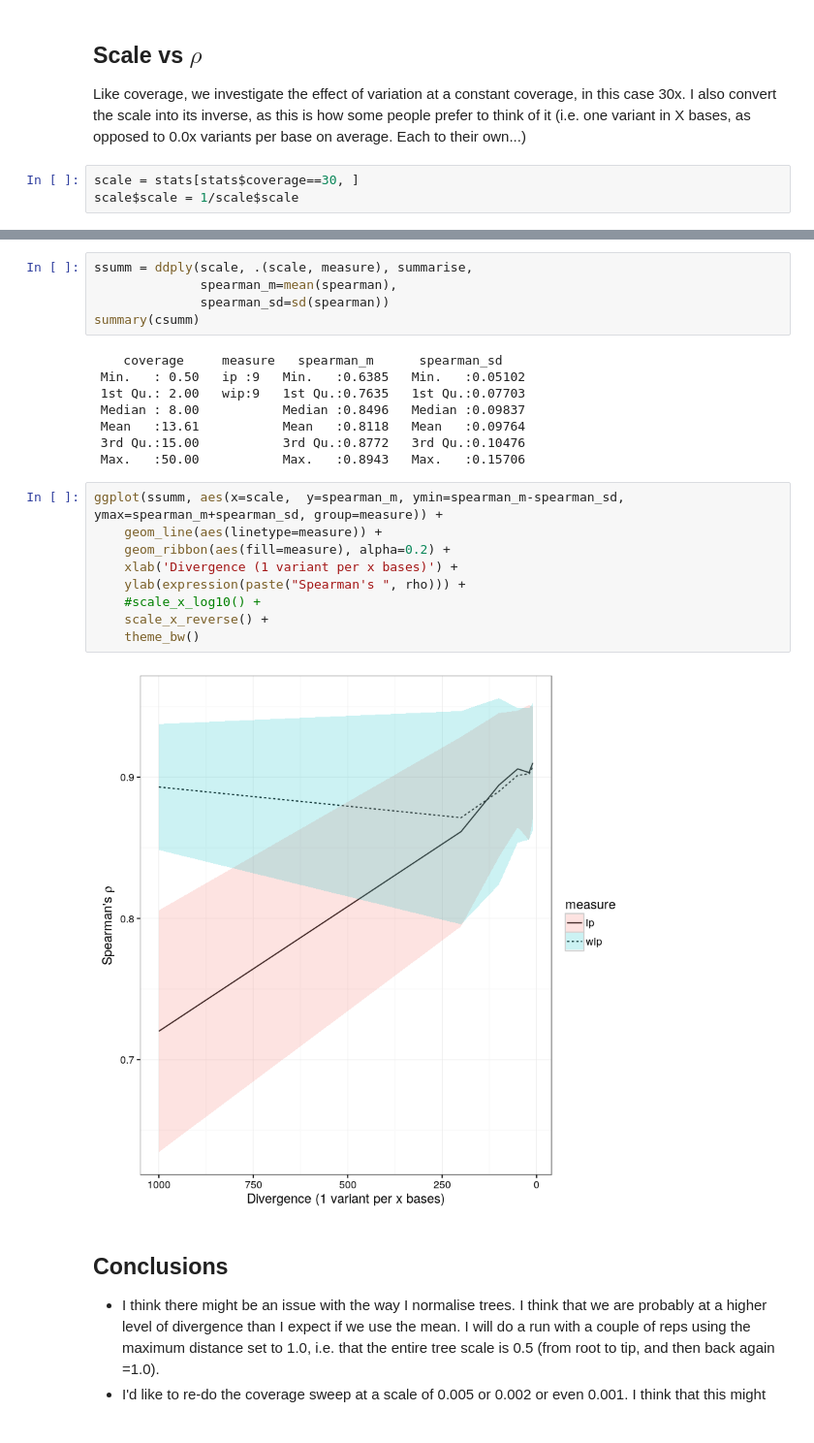
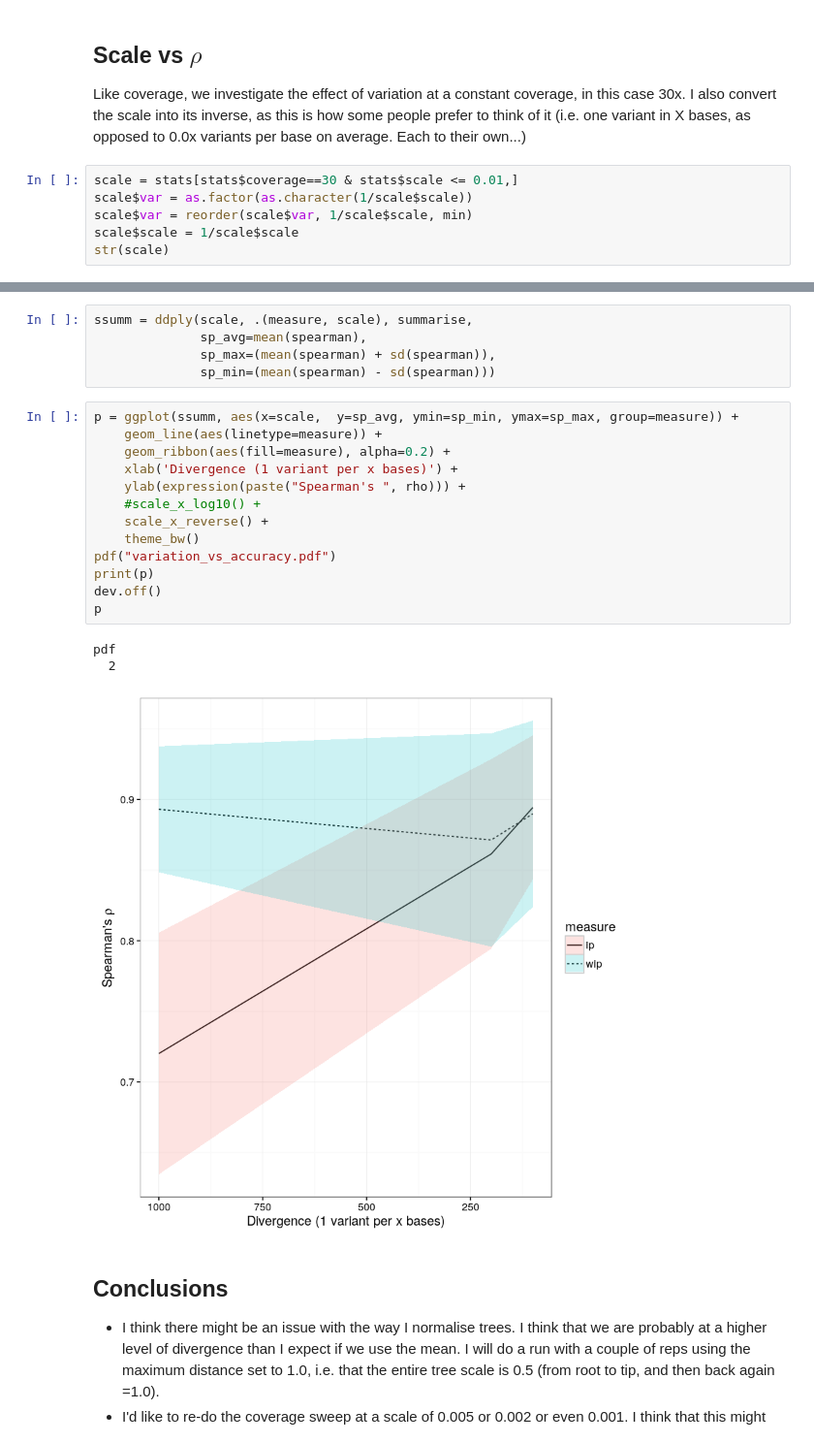
Before and after one commit to kdm9/kwip-experiments, a Jupyter notebook: writeups/coalescent/run_2016-03-18_large/coalescent_simulation_report.ipynb, the cells around one changed output, grey strips where cells are left out. Shown at 97% size. Saved outputs shown, nothing was run; the diff lists cells and outputs as text.

```diff
--- a/writeups/coalescent/run_2016-03-18_large/coalescent_simulation_report.ipynb
+++ b/writeups/coalescent/run_2016-03-18_large/coalescent_simulation_report.ipynb
@@ -117,5 +117,8 @@ Scale vs $\rho$
 
 Like coverage, we investigate the effect of variation at a constant coverage, in this case 30x. I also convert the scale into its inverse, as this is how some people prefer to think of it (i.e. one variant in X bases, as opposed to 0.0x variants per base on average. Each to their own...)
 # %%
-scale = stats[stats$coverage==30, ]
+scale = stats[stats$coverage==30 & stats$scale <= 0.01,]
+scale$var = as.factor(as.character(1/scale$scale))
+scale$var = reorder(scale$var, 1/scale$scale, min)
 scale$scale = 1/scale$scale
+str(scale)
@@ -122,27 +136,25 @@ scale$scale = 1/scale$scale
 # %%
-ssumm = ddply(scale, .(scale, measure), summarise,
-              spearman_m=mean(spearman),
-              spearman_sd=sd(spearman))
-summary(csumm)
+ssumm = ddply(scale, .(measure, scale), summarise,
+              sp_avg=mean(spearman),
+              sp_max=(mean(spearman) + sd(spearman)),
+              sp_min=(mean(spearman) - sd(spearman)))
-# %% [output]
-    coverage     measure   spearman_m      spearman_sd
- Min.   : 0.50   ip :9   Min.   :0.6385   Min.   :0.05102
- 1st Qu.: 2.00   wip:9   1st Qu.:0.7635   1st Qu.:0.07703
- Median : 8.00           Median :0.8496   Median :0.09837
- Mean   :13.61           Mean   :0.8118   Mean   :0.09764
- 3rd Qu.:15.00           3rd Qu.:0.8772   3rd Qu.:0.10476
- Max.   :50.00           Max.   :0.8943   Max.   :0.15706
 # %%
-ggplot(ssumm, aes(x=scale,  y=spearman_m, ymin=spearman_m-spearman_sd, ymax=spearman_m+spearman_sd, group=measure)) +
+p = ggplot(ssumm, aes(x=scale,  y=sp_avg, ymin=sp_min, ymax=sp_max, group=measure)) +
     geom_line(aes(linetype=measure)) +
     geom_ribbon(aes(fill=measure), alpha=0.2) +
     xlab('Divergence (1 variant per x bases)') +
     ylab(expression(paste("Spearman's ", rho))) +
     #scale_x_log10() +
     scale_x_reverse() +
     theme_bw()
+pdf("variation_vs_accuracy.pdf")
+print(p)
+dev.off()
+p
 # %% [output]
+pdf
+  2
-[figure, old version]
+[figure, new version]
 # %% [markdown]
 Conclusions
 -----------
```
Also changed, not shown: parts of 3 cells of this notebook, 2 other files.
